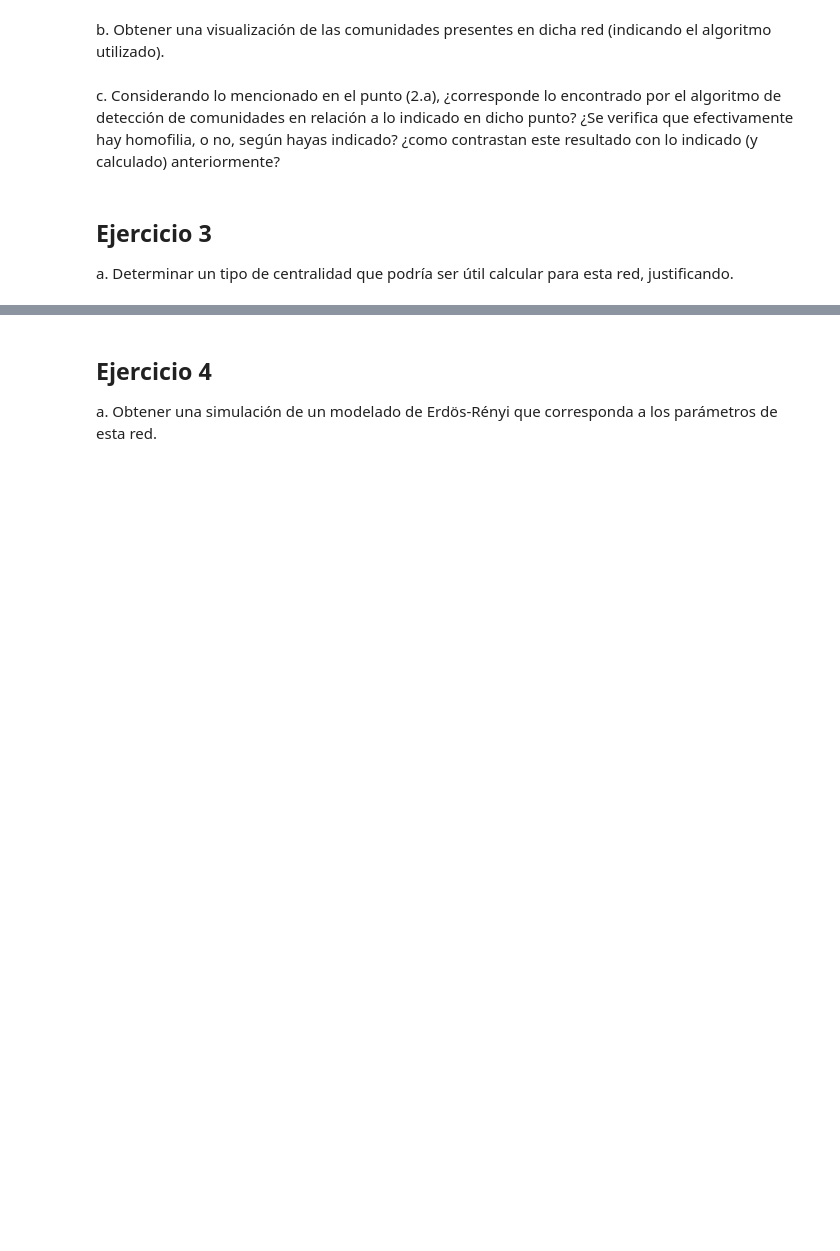
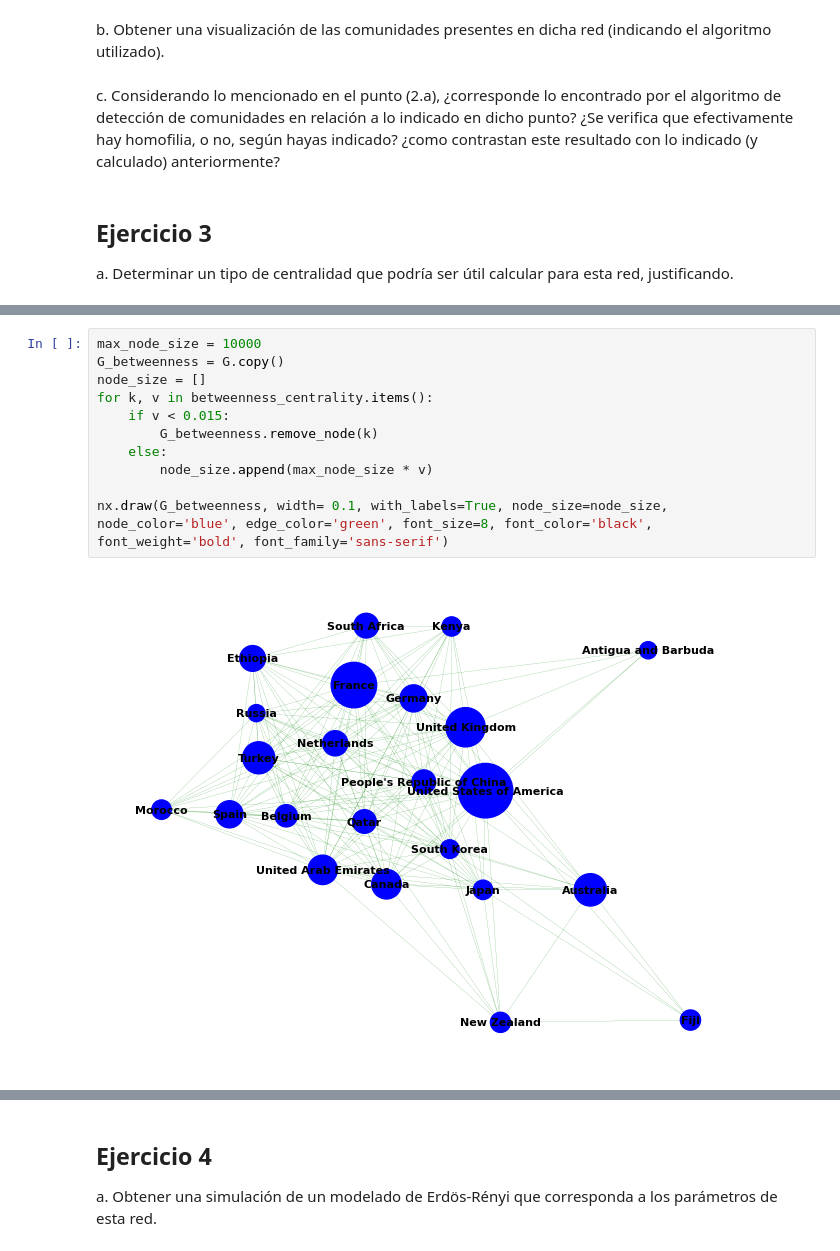
Before and after one commit to mateocapon/teoria-de-algoritmos2-tp1, a Jupyter notebook: TP1-104258.ipynb, the cells around one changed output, grey strips where cells are left out. Drawn from its saved outputs; the diff is of its cells as text; blank space fills up the shorter version.

```diff
--- a/TP1-104258.ipynb
+++ b/TP1-104258.ipynb
@@ -274,0 +294,13 @@ b. Realizar una representación gráfica de dicha red, considerando la centralid
+# %%
+max_node_size = 10000
+G_betweenness = G.copy()
+node_size = []
+for k, v in betweenness_centrality.items():
+    if v < 0.015:
+        G_betweenness.remove_node(k)
+    else:
+        node_size.append(max_node_size * v)
+
+nx.draw(G_betweenness, width= 0.1, with_labels=True, node_size=node_size, node_color='blue', edge_color='green', font_size=8, font_color='black', font_weight='bold', font_family='sans-serif')
+# %% [output]
+[figure, added]
```
Also changed, not shown: parts of 38 cells of this notebook.
